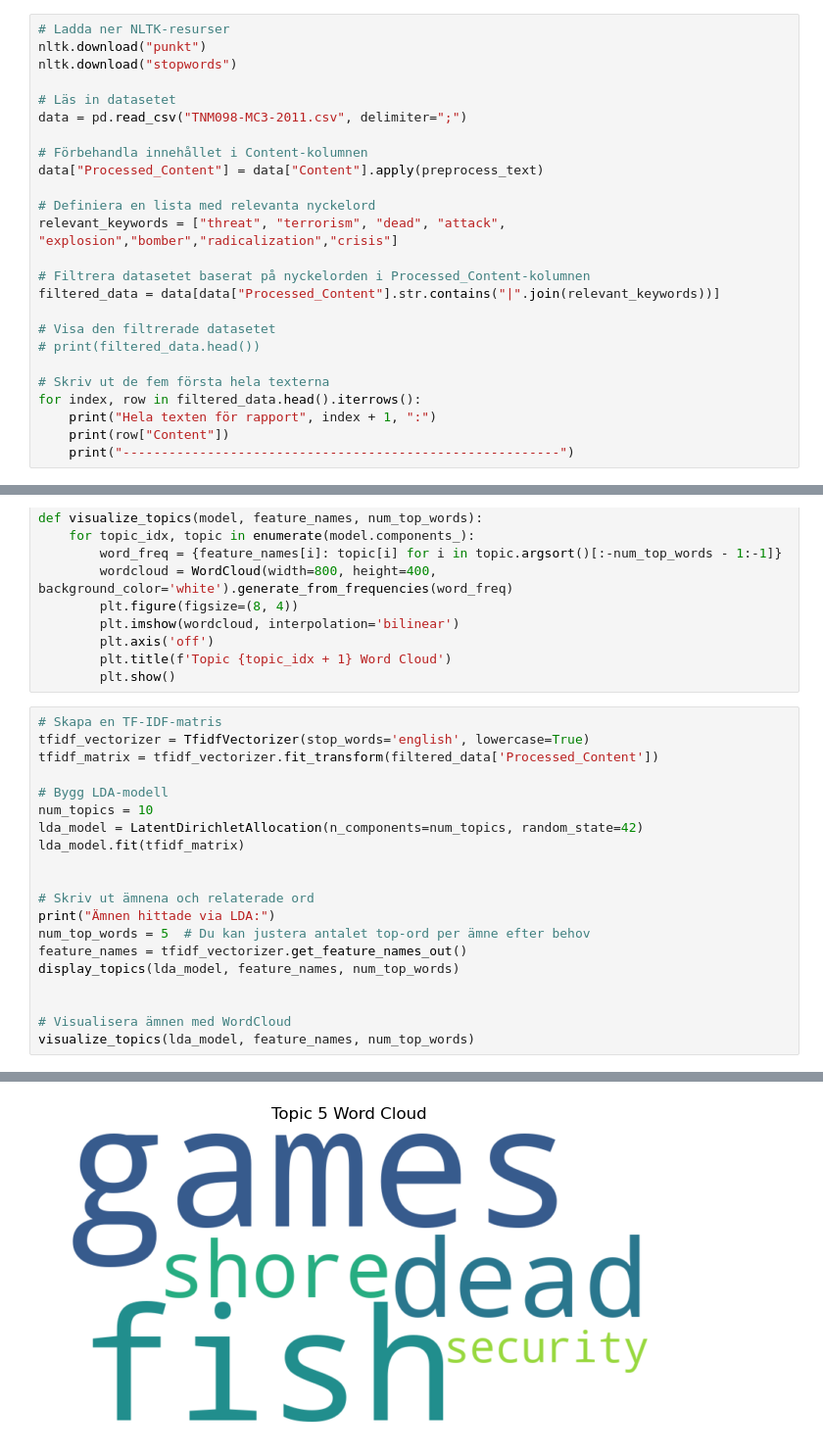
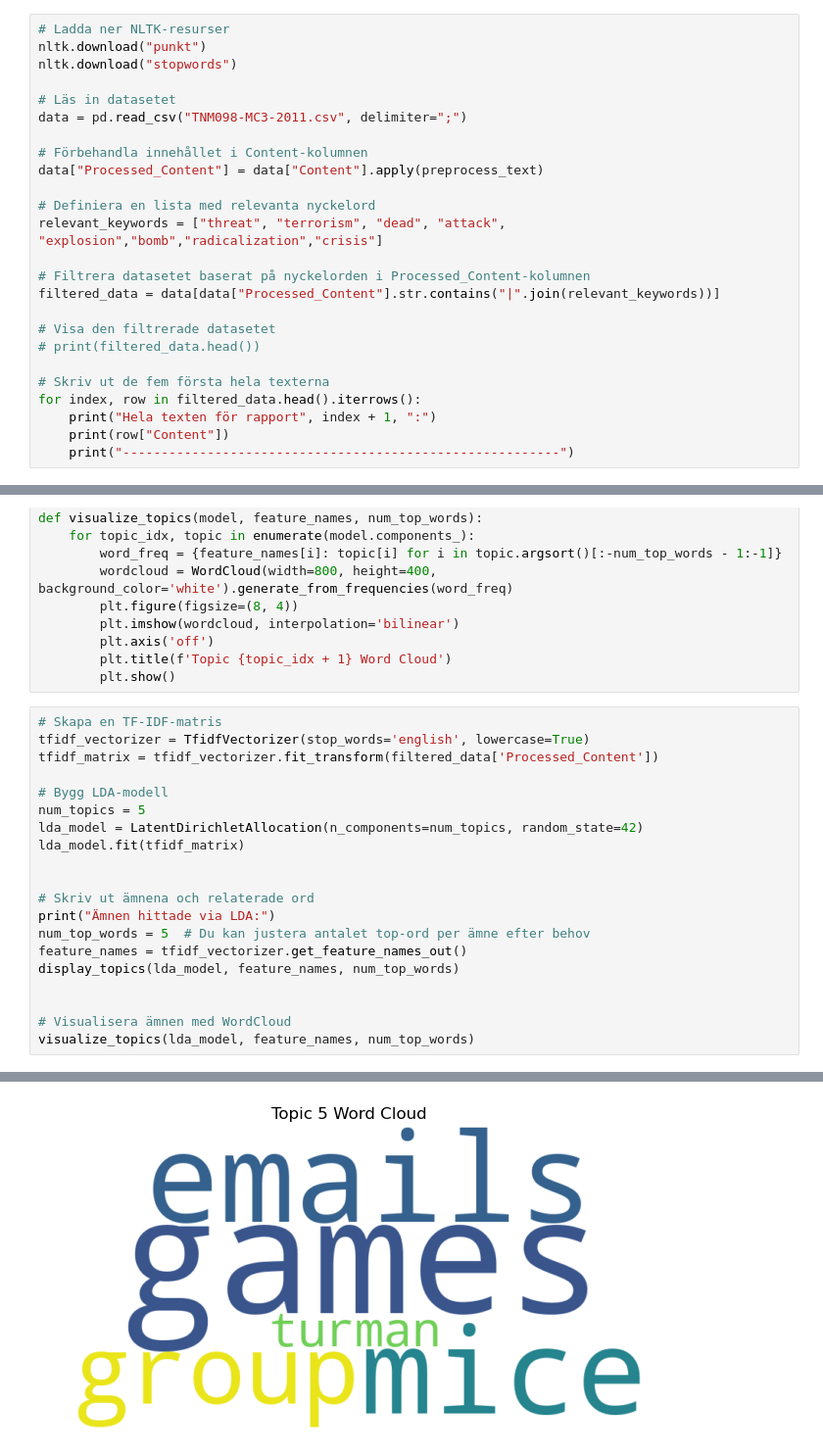
Before and after one commit to jronnefalk/advanced-visual-data-analysis, a Jupyter notebook: Labb 3/main_3.2.2.ipynb, the cells around one changed output, grey strips where cells are left out. Shown at 98% size. Drawn from its saved outputs; the diff is of its cells as text.

```diff
--- a/Labb 3/main_3.2.2.ipynb
+++ b/Labb 3/main_3.2.2.ipynb
@@ -34,7 +34,7 @@ data = pd.read_csv("TNM098-MC3-2011.csv", delimiter=";")
 data["Processed_Content"] = data["Content"].apply(preprocess_text)
 
 # Definiera en lista med relevanta nyckelord
-relevant_keywords = ["threat", "terrorism", "dead", "attack", "explosion","bomber","radicalization","crisis"]
+relevant_keywords = ["threat", "terrorism", "dead", "attack", "explosion","bomb","radicalization","crisis"]
 
 # Filtrera datasetet baserat på nyckelorden i Processed_Content-kolumnen
 filtered_data = data[data["Processed_Content"].str.contains("|".join(relevant_keywords))]
@@ -124,7 +124,7 @@ tfidf_vectorizer = TfidfVectorizer(stop_words='english', lowercase=True)
 tfidf_matrix = tfidf_vectorizer.fit_transform(filtered_data['Processed_Content'])
 
 # Bygg LDA-modell
-num_topics = 10
+num_topics = 5
 lda_model = LatentDirichletAllocation(n_components=num_topics, random_state=42)
 lda_model.fit(tfidf_matrix)
 
@@ -163 +161 @@ Top words: thom, mice, humans, city, animals
-[figure, old version]
+[figure, new version]
```
Also changed, not shown: parts of 1 cell of this notebook.
